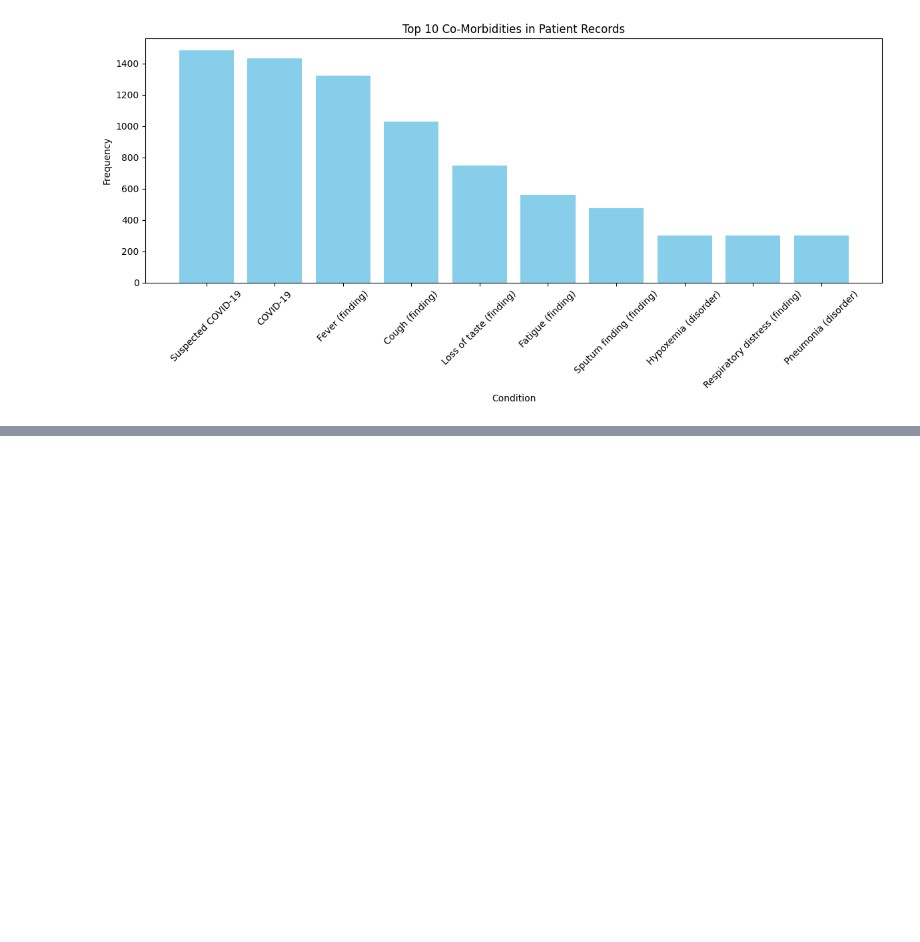
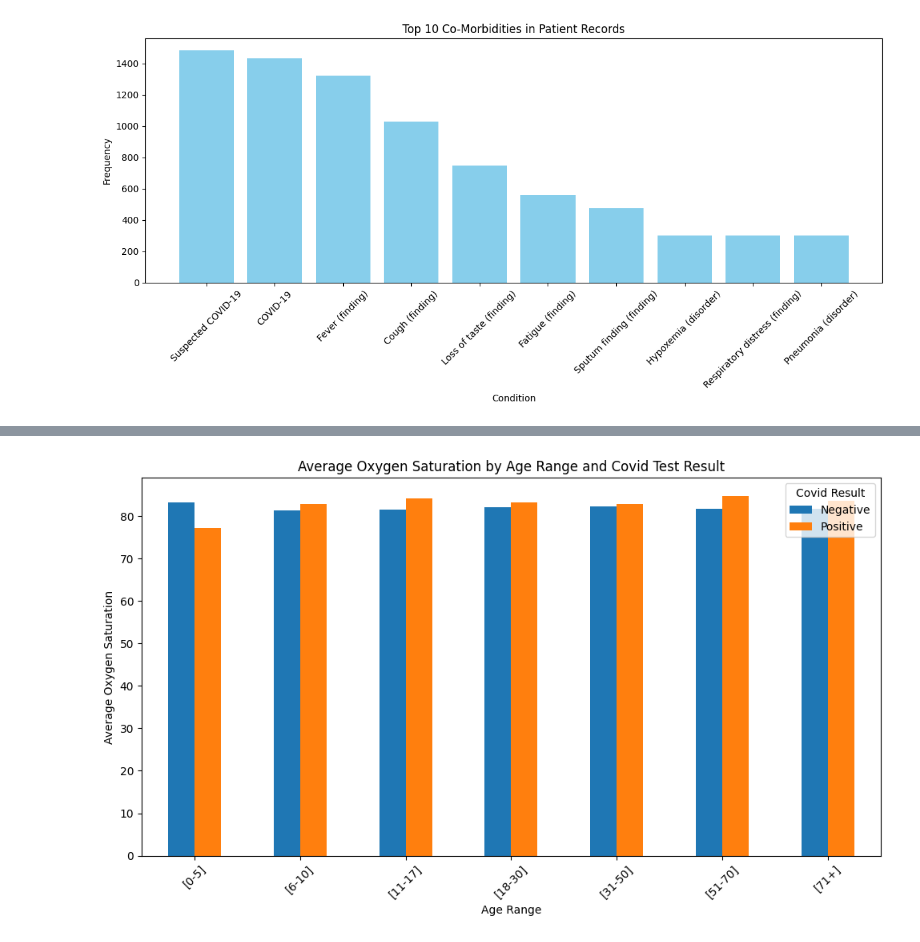
Before and after one commit to ICS-CLASSROOM/assignment-3-synthesis-jswlee, a Jupyter notebook: Assignment_3.ipynb, the cells around one changed output, grey strips where cells are left out. Drawn from its saved outputs; the diff is of its cells as text; code cells hidden in the pictures; blank space fills up the shorter version.

```diff
--- a/Assignment_3.ipynb
+++ b/Assignment_3.ipynb
@@ -924,0 +950,59 @@ plt.show()
+# %%
+# Filter out valid ages and select necessary columns
+oxygen_df = df.select(
+    col("demographics.age").alias("age"),
+    col("laboratory.covid19.result").alias("covid_result"),
+    col("vitals.current.oxygen_saturation.value").alias("oxygen_saturation")
+).filter(col("oxygen_saturation").isNotNull())
+
+# Create age ranges with sorting keys
+age_ranges_df = oxygen_df.withColumn(
+    "age_range",
+    when((col("age") >= 0) & (col("age") <= 5), "[0-5]")
+    .when((col("age") >= 6) & (col("age") <= 10), "[6-10]")
+    .when((col("age") >= 11) & (col("age") <= 17), "[11-17]")
+    .when((col("age") >= 18) & (col("age") <= 30), "[18-30]")
+    .when((col("age") >= 31) & (col("age") <= 50), "[31-50]")
+    .when((col("age") >= 51) & (col("age") <= 70), "[51-70]")
+    .when((col("age") > 70), "[71+]")
+    .otherwise("Unknown")
+).withColumn(
+    "sort_key",
+    when((col("age") >= 0) & (col("age") <= 5), 1)
+    .when((col("age") >= 6) & (col("age") <= 10), 2)
+    .when((col("age") >= 11) & (col("age") <= 17), 3)
+    .when((col("age") >= 18) & (col("age") <= 30), 4)
+    .when((col("age") >= 31) & (col("age") <= 50), 5)
+    .when((col("age") >= 51) & (col("age") <= 70), 6)
+    .when((col("age") > 70), 7)
+    .otherwise(8)
+)
+
+# Group by age range and Covid test result, calculate average oxygen saturation
+avg_oxygen_df = age_ranges_df.groupBy("age_range", "covid_result", "sort_key") \
+    .agg(avg("oxygen_saturation").alias("avg_oxygen_saturation"))
+
+# Order by sort_key
+ordered_oxygen_df = avg_oxygen_df.orderBy("sort_key")
+
+# Convert to Pandas DataFrame for visualization
+pandas_df = ordered_oxygen_df.toPandas()
+
+# Pivot the DataFrame for plotting
+pivot_df = pandas_df.pivot(index="age_range", columns="covid_result", values="avg_oxygen_saturation")
+
+# Reorder the index to ensure correct order of age ranges
+age_range_order = ["[0-5]", "[6-10]", "[11-17]", "[18-30]", "[31-50]", "[51-70]", "[71+]"]
+pivot_df = pivot_df.reindex(age_range_order)
+
+# Plot the data
+pivot_df.plot(kind="bar", figsize=(10, 6))
+plt.title("Average Oxygen Saturation by Age Range and Covid Test Result")
+plt.xlabel("Age Range")
+plt.ylabel("Average Oxygen Saturation")
+plt.xticks(rotation=45)
+plt.legend(title="Covid Result", labels=["Negative", "Positive"])
+plt.tight_layout()
+plt.show()
+# %% [output]
+[figure, added]
```
Also changed, not shown: parts of 20 cells of this notebook.
